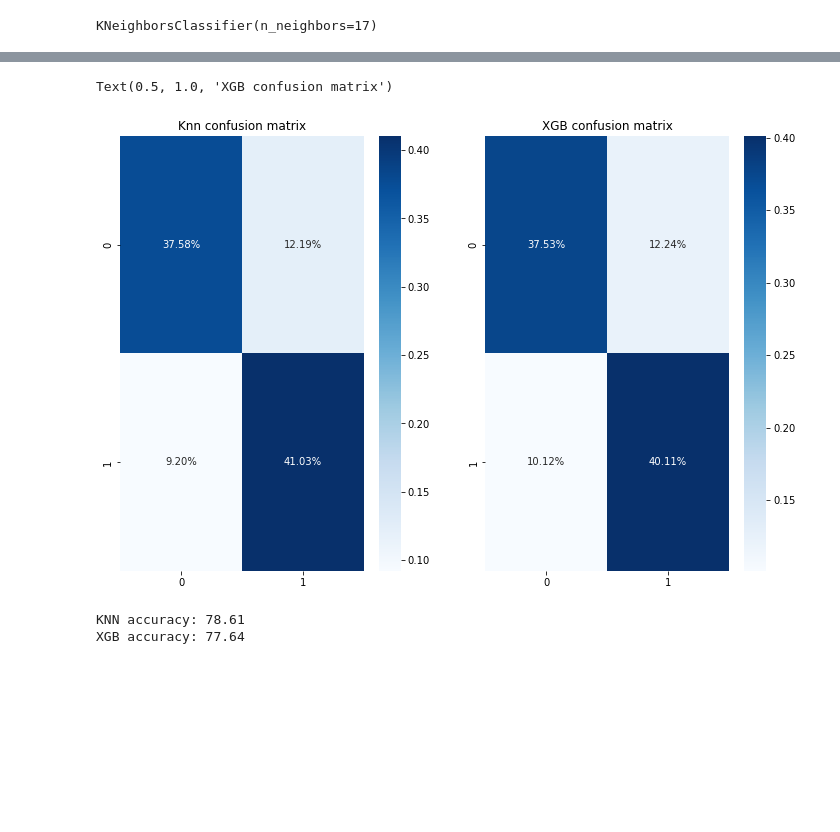
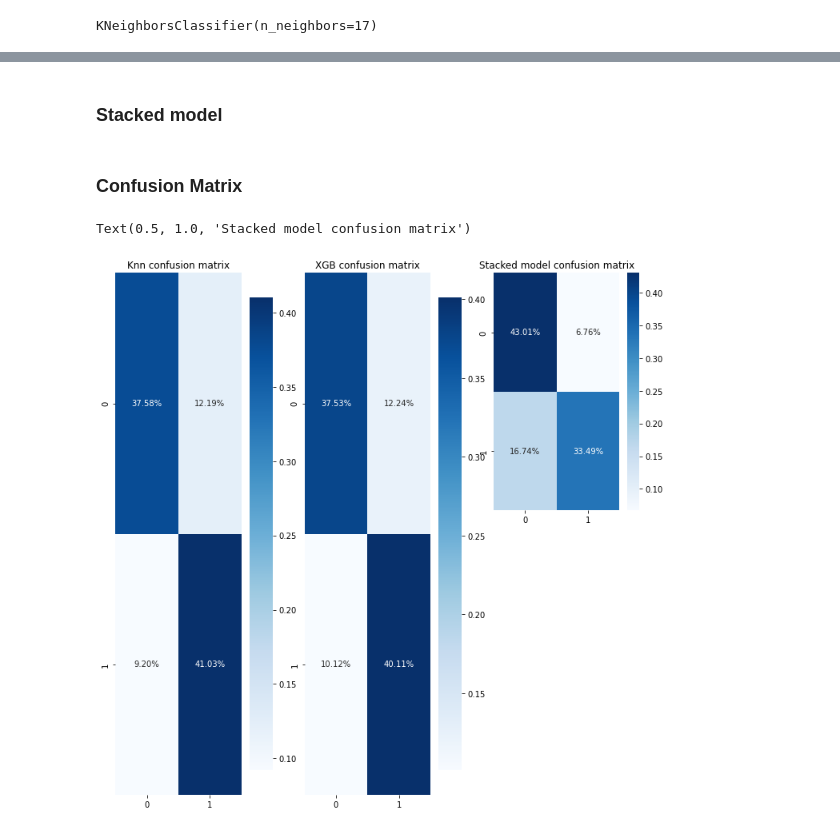
Before and after one commit to Gugah007/Projeto-ML-Classificacao-Spaceship-Titanic-em-Python, a Jupyter notebook: SpaceTitanic.ipynb, the cells around one changed output, grey strips where cells are left out. Cells and saved outputs as stored; diff of their text form; code cells hidden in the pictures; blank space fills up the shorter version.

```diff
--- a/SpaceTitanic.ipynb
+++ b/SpaceTitanic.ipynb
@@ -570,0 +568,7 @@ xgb_pred = Xgb.predict(X_teste)
+# %% [markdown]
+### Stacked model
+# %%
+preds = pd.DataFrame([knn_pred_prob, xgb_pred_prob], index = ["knn", "xgb"]).transpose()
+preds["stacked"] = (preds["knn"] * 2 + preds["xgb"] * 1.5) / 4.5
+stacked_pred_prob = preds["stacked"].values
+stacked_pred = np.where(stacked_pred_prob > 0.5, 1., 0.)
@@ -571,27 +578,26 @@ xgb_pred = Xgb.predict(X_teste)
+# %% [markdown]
+### Confusion Matrix
 # %%
 # Confusion Matrix
-fig, axis = plt.subplots(figsize = (12,8))
+fig, axis = plt.subplots(figsize = (12,12))
 
-plt.subplot(1, 2, 1)
+plt.subplot(1, 3, 1)
 cf_matrix = confusion_matrix(y_teste, knn_pred)
 sns.heatmap(cf_matrix/np.sum(cf_matrix), annot=True,
             fmt='.2%', cmap='Blues')
 plt.title('Knn confusion matrix')
 
-plt.subplot(1, 2, 2)
+plt.subplot(1, 3, 2)
 cf_matrix = confusion_matrix(y_teste, xgb_pred)
 sns.heatmap(cf_matrix/np.sum(cf_matrix), annot=True,
             fmt='.2%', cmap='Blues')
 plt.title('XGB confusion matrix')
+
+plt.subplot(2, 3, 3)
+cf_matrix = confusion_matrix(y_teste, stacked_pred)
+sns.heatmap(cf_matrix/np.sum(cf_matrix), annot=True,
+            fmt='.2%', cmap='Blues')
+plt.title('Stacked model confusion matrix')
 # %% [output]
-Text(0.5, 1.0, 'XGB confusion matrix')
+Text(0.5, 1.0, 'Stacked model confusion matrix')
-[figure, old version]
+[figure, new version]
-# %%
-# Acuracia do modelo
-print(f"""
-KNN accuracy: {accuracy_score(y_teste, knn_pred) * 100:.2f}
-XGB accuracy: {accuracy_score(y_teste, xgb_pred) * 100:.2f}
-""")
-# %% [output]
-KNN accuracy: 78.61
-XGB accuracy: 77.64
```
Also changed, not shown: parts of 14 cells of this notebook.
